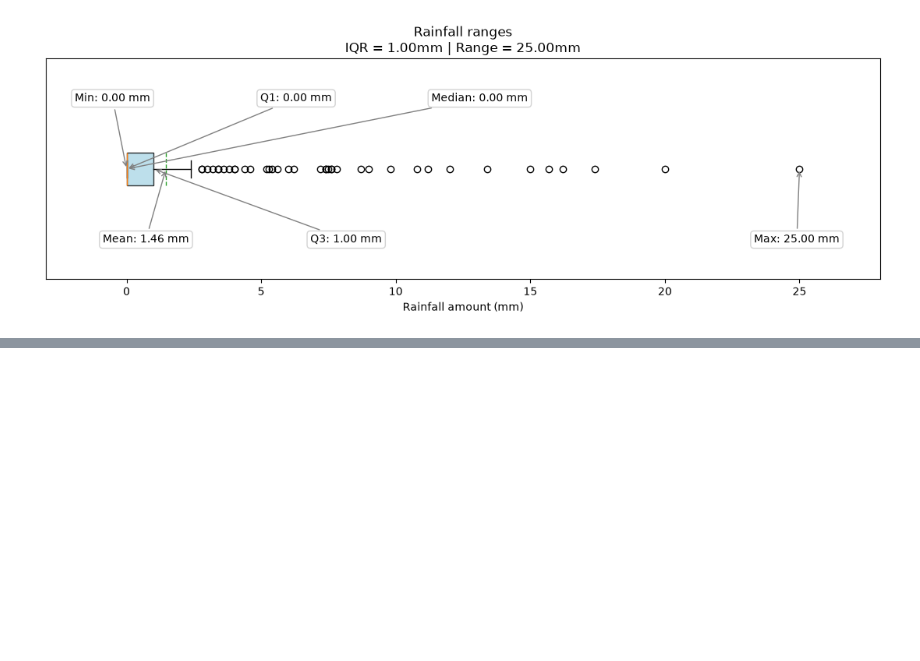
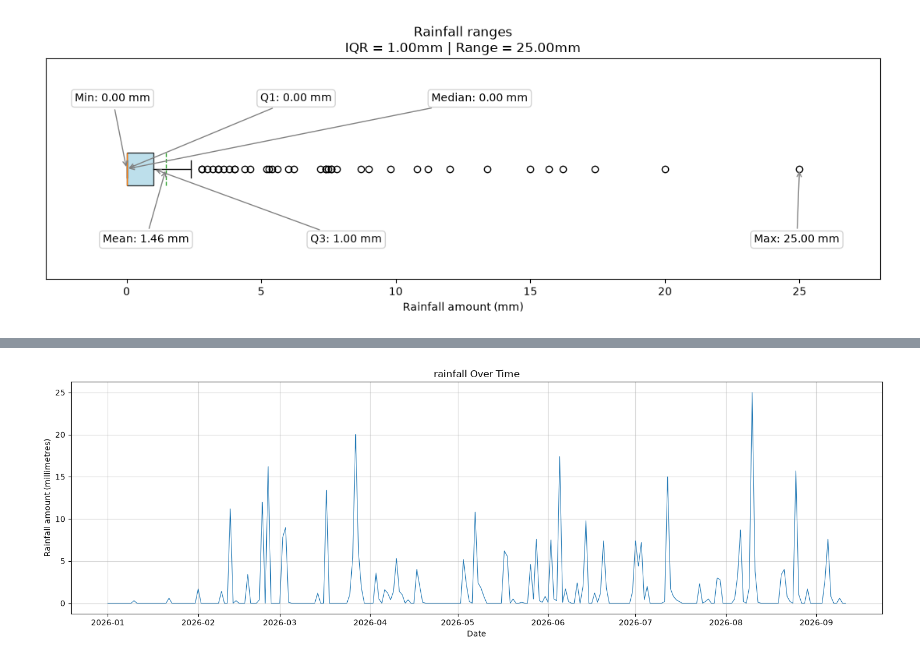
Before and after one commit to DinilKodituwakku/Fulfillment-Pulsa, a Jupyter notebook: data exploration.ipynb, the cells around one changed output, grey strips where cells are left out. Cells and saved outputs as stored; diff of their text form; code cells hidden in the pictures; blank space fills up the shorter version.

```diff
--- a/data exploration.ipynb
+++ b/data exploration.ipynb
@@ -443,0 +481,24 @@ plt.show()
+# %%
+import matplotlib.pyplot as plt
+
+# Time series plot for maximum temperature
+
+rainfall = rainfall.copy()
+rainfall["date"] = pd.to_datetime(rainfall["date"])
+rainfall = rainfall.sort_values("date").reset_index(drop=True)
+
+fig, ax = plt.subplots(figsize=(15, 5))
+ax.plot(
+    rainfall["date"],
+    rainfall["Rainfall amount (millimetres)"],
+    linewidth=0.8,
+    color="tab:blue",
+)
+ax.set_xlabel("Date")
+ax.set_ylabel("Rainfall amount (millimetres)")
+ax.set_title("rainfall Over Time")
+ax.grid(True, alpha=0.5)
+plt.tight_layout()
+plt.show()
+# %% [output]
+[figure, added]
```
Also changed, not shown: parts of 3 cells of this notebook.
